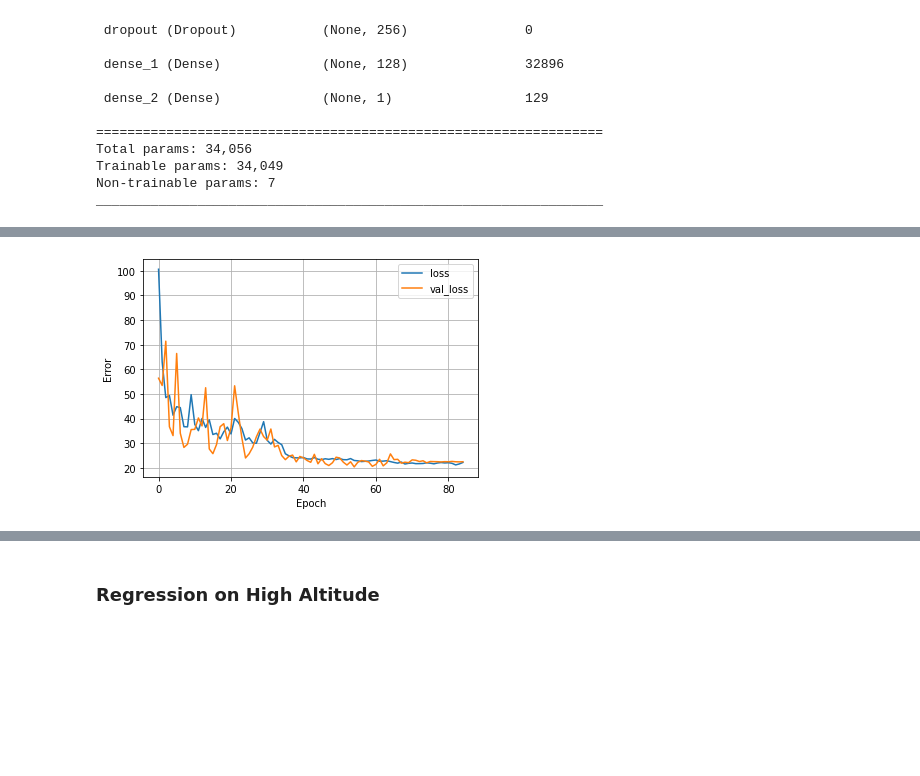
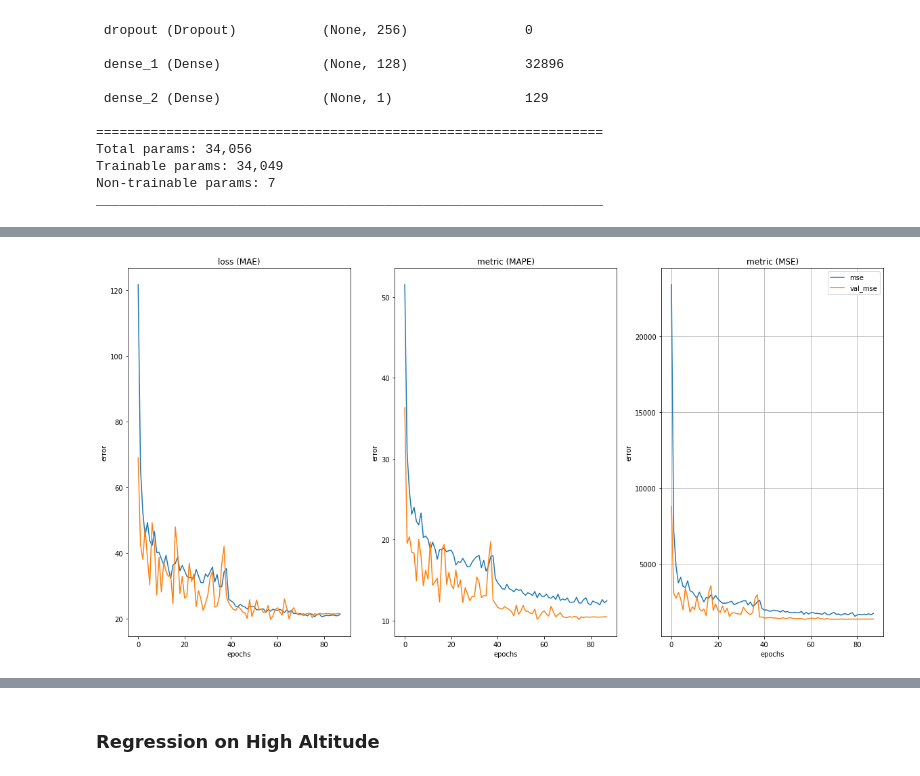
Before and after one commit to Cecco-Bandi/PV_project, a Jupyter notebook: main.ipynb, the cells around one changed output, grey strips where cells are left out. Drawn from its saved outputs; the diff is of its cells as text; code cells hidden in the pictures; blank space fills up the shorter version.

Commit message:
updated plots

```diff
--- a/main.ipynb
+++ b/main.ipynb
@@ -226,3 +226,4 @@ def create_regressor(normalizer):
   return reg
 # %%
 callbacks=[tf.keras.callbacks.ReduceLROnPlateau(min_lr=1e-10, verbose=1), tf.keras.callbacks.EarlyStopping(patience=30)]
+metrics = [tf.keras.metrics.MeanAbsolutePercentageError(), tf.keras.metrics.MeanSquaredError()]
@@ -237,3 +230,31 @@ def plot_loss(history):
+# %%
+def plot_metrics(history):
+
+  fig, (ax1, ax2, ax3) = plt.subplots(1, 3)
+  fig.set_size_inches(20,10)
+  ax1.plot(history.history['loss'], label='loss')
+  ax1.plot(history.history['val_loss'], label='val_loss')
+  ax1.set_title('loss (MAE)')
+  ax1.set_xlabel('epochs')
+  ax1.set_ylabel('error')
+  plt.legend()
+  plt.grid(True)
+
+  ax2.plot(history.history['mean_absolute_percentage_error'], label='mape')
+  ax2.plot(history.history['val_mean_absolute_percentage_error'], label='val_mape')
+  ax2.set_title('metric (MAPE)')
+  ax2.set_xlabel('epochs')
+  ax2.set_ylabel('error')
+  plt.legend()
+  plt.grid(True)
+
+  ax3.plot(history.history['mean_squared_error'], label='mse')
+  ax3.plot(history.history['val_mean_squared_error'], label='val_mse')
+  ax3.set_title('metric (MSE)')
+  ax3.set_xlabel('epochs')
+  ax3.set_ylabel('error')
+  plt.legend()
+  plt.grid(True)
 # %% [markdown]
 ### Regression on Low Altitude
 # %%
@@ -275,7 +296,7 @@ Trainable params: 34,049
 Non-trainable params: 7
 _________________________________________________________________
 # %%
-reg_low.compile(optimizer=tf.keras.optimizers.Adam(learning_rate=0.1), loss="mae")
+reg_low.compile(optimizer=tf.keras.optimizers.Adam(learning_rate=0.1), loss="mae", metrics=metrics)
 # %%
 history = reg_low.fit(X_low_train, y_low_train, epochs=1000, validation_split=0.2, callbacks=callbacks)
 # %% [output]
@@ -304,7 +325,7 @@ Epoch 85: ReduceLROnPlateau reducing learning rate to 9.999999019782991e-06.
 # %%
-plot_loss(history)
+plot_metrics(history)
 # %% [output]
-[figure, old version]
+[figure, new version]
 # %%
 results = reg_low.evaluate(X_low_test, y_low_test)
 # %% [output]
```
Also changed, not shown: parts of 11 cells of this notebook.
